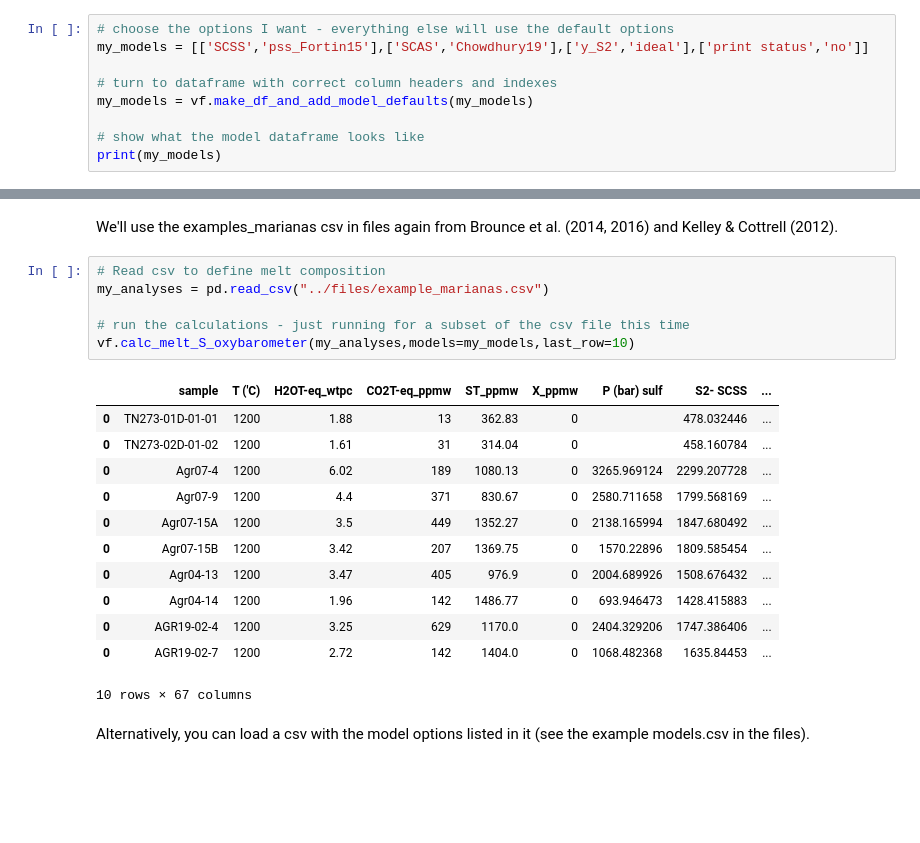
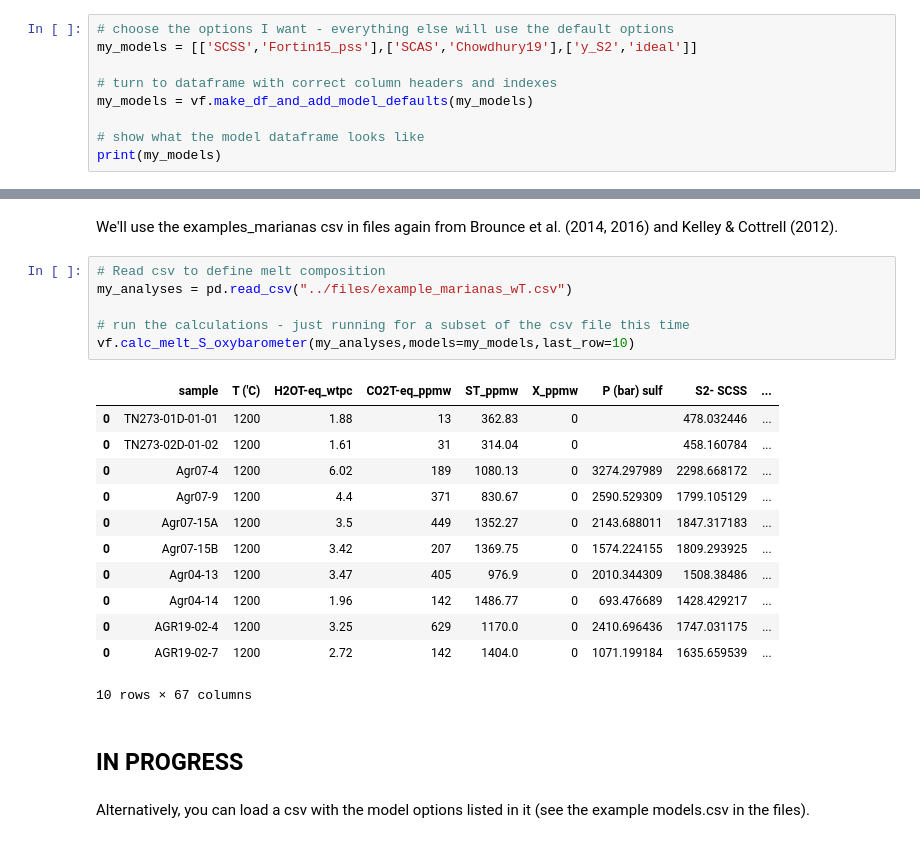
Before and after one commit to eryhughes/VolFe, a Jupyter notebook: docs/Examples/3c. SfO2 user_opt.ipynb, the cells around one changed output, grey strips where cells are left out. Saved outputs shown, nothing was run; the diff lists cells and outputs as text; blank space fills up the shorter version.

```diff
--- a/docs/Examples/3c. SfO2 user_opt.ipynb
+++ b/docs/Examples/3c. SfO2 user_opt.ipynb
@@ -42,7 +39,7 @@ make_df_and_add_model_defaults(models)
 Let's say I just want to use a different models for S<sup>2-</sup>CSS and S<sup>6+</sup>CAS to the defaults of O'Neill (2021) [ONeill21hyd] and Zajacz & Tsay (2019) [Zajacz19], respectively. Instead I want to use Fortin et al. (2015) as implemented in PySulfSat (Wieser & Gleeson, 2022) for S<sup>2-</sup>CSS and Chowdhury & Dasgupta (2019) [Chowdhury19] for S<sup>6+</sup>CAS. Also, I don't want it to print the status during a calculation.
 # %%
 # choose the options I want - everything else will use the default options
-my_models = [['SCSS','pss_Fortin15'],['SCAS','Chowdhury19'],['y_S2','ideal'],['print status','no']]
+my_models = [['SCSS','Fortin15_pss'],['SCAS','Chowdhury19'],['y_S2','ideal']]
 
 # turn to dataframe with correct column headers and indexes
 my_models = vf.make_df_and_add_model_defaults(my_models)
@@ -69,23 +96,25 @@ setup               no
 We'll use the examples_marianas csv in files again from Brounce et al. (2014, 2016) and Kelley & Cottrell (2012).
 # %%
 # Read csv to define melt composition
-my_analyses = pd.read_csv("../files/example_marianas.csv")
+my_analyses = pd.read_csv("../files/example_marianas_wT.csv")
 
 # run the calculations - just running for a subset of the csv file this time
 vf.calc_melt_S_oxybarometer(my_analyses,models=my_models,last_row=10)
 # %% [output]
 |  | sample | T ('C) | H2OT-eq_wtpc | CO2T-eq_ppmw | ST_ppmw | X_ppmw | P (bar) sulf | S2- SCSS | ... |
 | 0 | TN273-01D-01-01 | 1200 | 1.88 | 13 | 362.83 | 0 |  | 478.032446 | ... |
 | 0 | TN273-02D-01-02 | 1200 | 1.61 | 31 | 314.04 | 0 |  | 458.160784 | ... |
-| 0 | Agr07-4 | 1200 | 6.02 | 189 | 1080.13 | 0 | 3265.969124 | 2299.207728 | ... |
-| 0 | Agr07-9 | 1200 | 4.4 | 371 | 830.67 | 0 | 2580.711658 | 1799.568169 | ... |
-| 0 | Agr07-15A | 1200 | 3.5 | 449 | 1352.27 | 0 | 2138.165994 | 1847.680492 | ... |
-| 0 | Agr07-15B | 1200 | 3.42 | 207 | 1369.75 | 0 | 1570.22896 | 1809.585454 | ... |
-| 0 | Agr04-13 | 1200 | 3.47 | 405 | 976.9 | 0 | 2004.689926 | 1508.676432 | ... |
-| 0 | Agr04-14 | 1200 | 1.96 | 142 | 1486.77 | 0 | 693.946473 | 1428.415883 | ... |
-| 0 | AGR19-02-4 | 1200 | 3.25 | 629 | 1170.0 | 0 | 2404.329206 | 1747.386406 | ... |
-| 0 | AGR19-02-7 | 1200 | 2.72 | 142 | 1404.0 | 0 | 1068.482368 | 1635.84453 | ... |
+| 0 | Agr07-4 | 1200 | 6.02 | 189 | 1080.13 | 0 | 3274.297989 | 2298.668172 | ... |
+| 0 | Agr07-9 | 1200 | 4.4 | 371 | 830.67 | 0 | 2590.529309 | 1799.105129 | ... |
+| 0 | Agr07-15A | 1200 | 3.5 | 449 | 1352.27 | 0 | 2143.688011 | 1847.317183 | ... |
+| 0 | Agr07-15B | 1200 | 3.42 | 207 | 1369.75 | 0 | 1574.224155 | 1809.293925 | ... |
+| 0 | Agr04-13 | 1200 | 3.47 | 405 | 976.9 | 0 | 2010.344309 | 1508.38486 | ... |
+| 0 | Agr04-14 | 1200 | 1.96 | 142 | 1486.77 | 0 | 693.476689 | 1428.429217 | ... |
+| 0 | AGR19-02-4 | 1200 | 3.25 | 629 | 1170.0 | 0 | 2410.696436 | 1747.031175 | ... |
+| 0 | AGR19-02-7 | 1200 | 2.72 | 142 | 1404.0 | 0 | 1071.199184 | 1635.659539 | ... |
 10 rows × 67 columns
+# %% [markdown]
+## IN PROGRESS ##
 # %% [markdown]
 Alternatively, you can load a csv with the model options listed in it (see the example models.csv in the files).
 # %%
```
Also changed, not shown: parts of 7 cells of this notebook.
